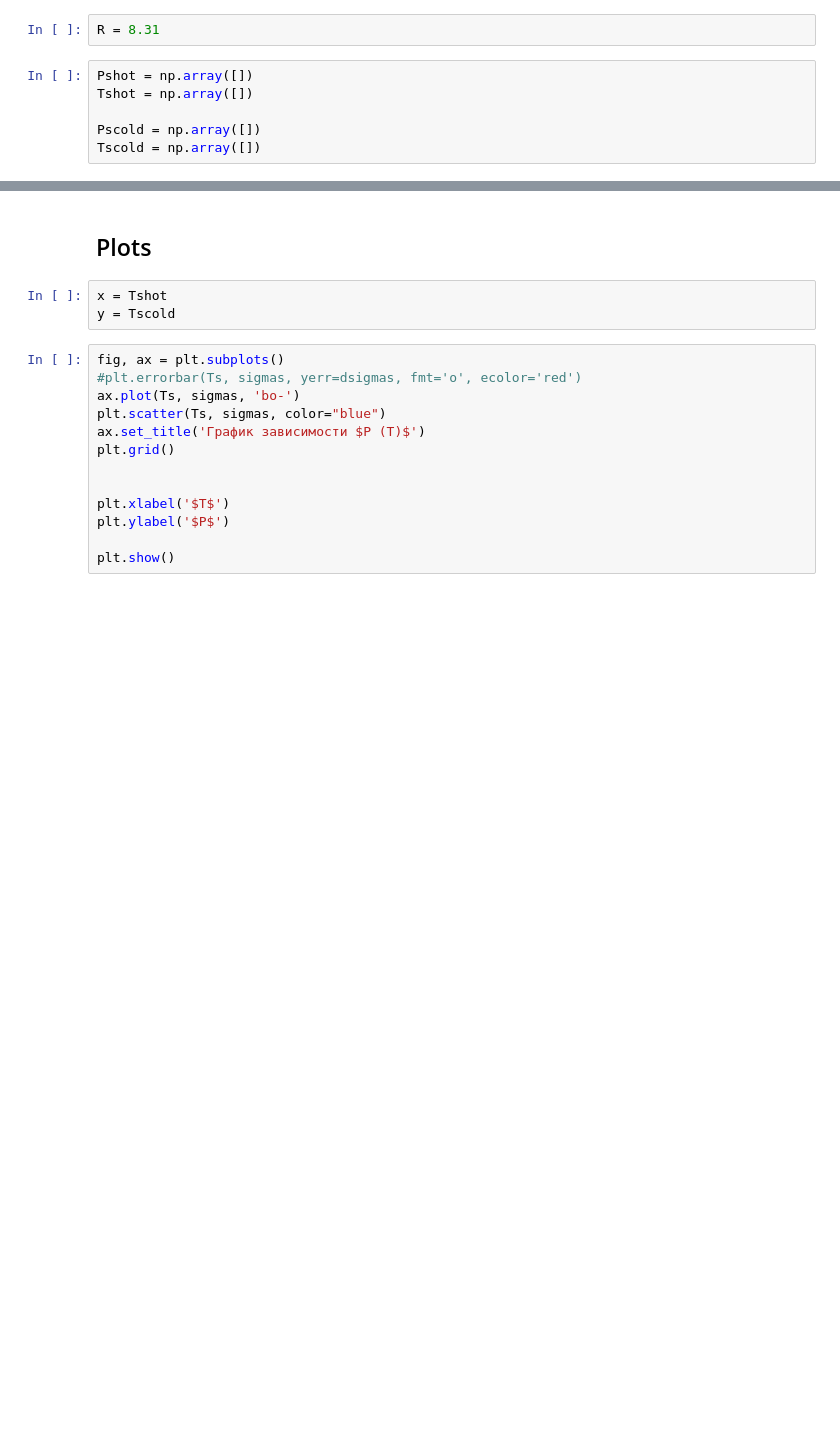
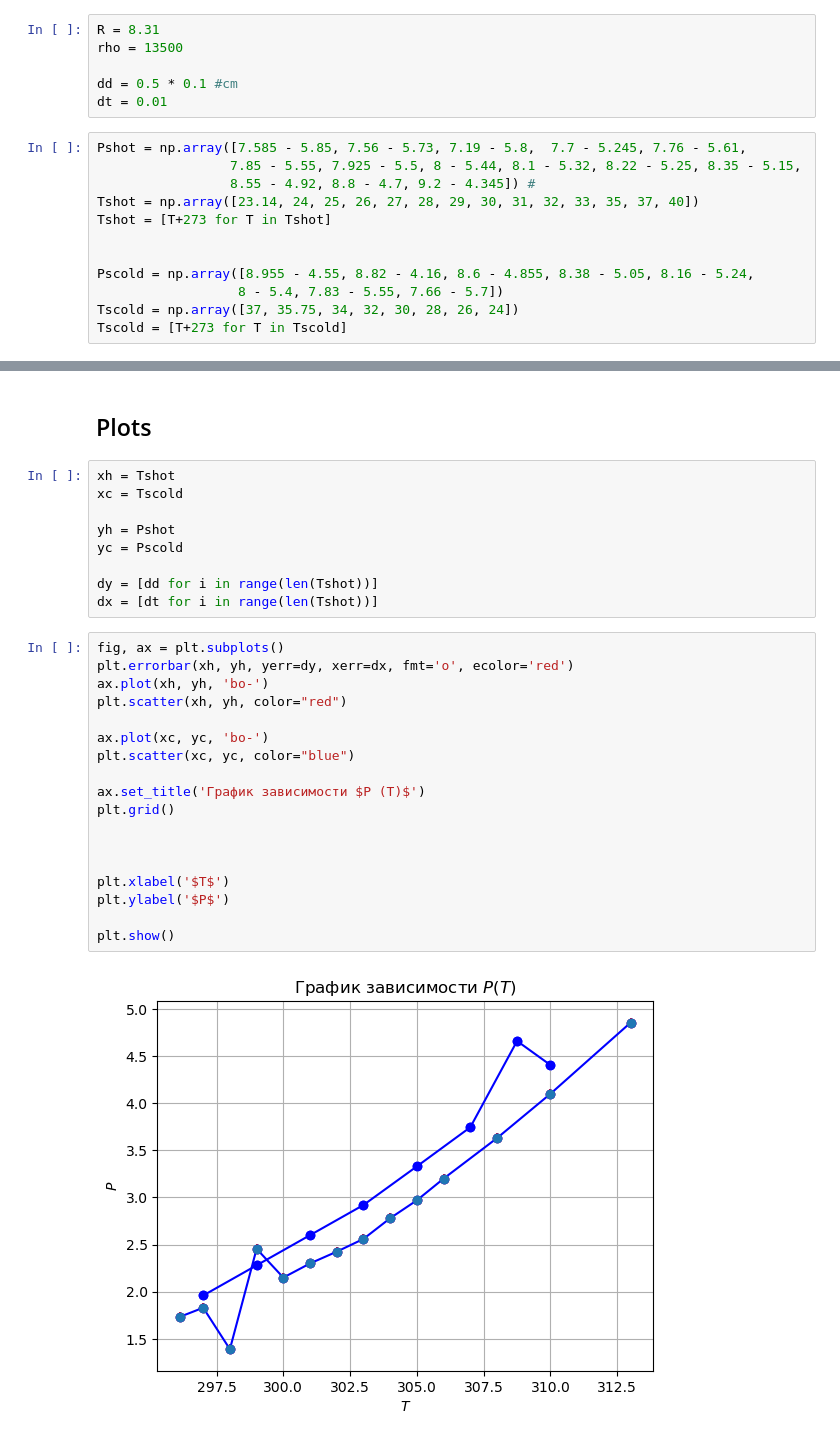
Before and after one commit to juliaProjorlivy/laba, a Jupyter notebook: 2_sem/laba_2.4.1/2.4.1.ipynb, the cells around one changed output, grey strips where cells are left out. Cells and saved outputs as stored; diff of their text form; blank space fills up the shorter version.

```diff
--- a/2_sem/laba_2.4.1/2.4.1.ipynb
+++ b/2_sem/laba_2.4.1/2.4.1.ipynb
@@ -5,9 +5,19 @@ import numpy as np
 ## Experimental data
 # %%
 R = 8.31
+rho = 13500
+
+dd = 0.5 * 0.1 #cm
+dt = 0.01
 # %%
-Pshot = np.array([])
-Tshot = np.array([])
+Pshot = np.array([7.585 - 5.85, 7.56 - 5.73, 7.19 - 5.8,  7.7 - 5.245, 7.76 - 5.61,
+                 7.85 - 5.55, 7.925 - 5.5, 8 - 5.44, 8.1 - 5.32, 8.22 - 5.25, 8.35 - 5.15,
+                 8.55 - 4.92, 8.8 - 4.7, 9.2 - 4.345]) #
+Tshot = np.array([23.14, 24, 25, 26, 27, 28, 29, 30, 31, 32, 33, 35, 37, 40])
+Tshot = [T+273 for T in Tshot]
 
-Pscold = np.array([])
-Tscold = np.array([])
+
+Pscold = np.array([8.955 - 4.55, 8.82 - 4.16, 8.6 - 4.855, 8.38 - 5.05, 8.16 - 5.24,
+                  8 - 5.4, 7.83 - 5.55, 7.66 - 5.7])
+Tscold = np.array([37, 35.75, 34, 32, 30, 28, 26, 24])
+Tscold = [T+273 for T in Tscold]
@@ -14,19 +45,32 @@ Tscold = np.array([])
 # %% [markdown]
 ## Plots
 # %%
-x = Tshot
-y = Tscold
+xh = Tshot
+xc = Tscold
+
+yh = Pshot
+yc = Pscold
+
+dy = [dd for i in range(len(Tshot))]
+dx = [dt for i in range(len(Tshot))]
 # %%
 fig, ax = plt.subplots()
-#plt.errorbar(Ts, sigmas, yerr=dsigmas, fmt='o', ecolor='red')
-ax.plot(Ts, sigmas, 'bo-')
-plt.scatter(Ts, sigmas, color="blue")
+plt.errorbar(xh, yh, yerr=dy, xerr=dx, fmt='o', ecolor='red')
+ax.plot(xh, yh, 'bo-')
+plt.scatter(xh, yh, color="red")
+
+ax.plot(xc, yc, 'bo-')
+plt.scatter(xc, yc, color="blue")
+
 ax.set_title('График зависимости $P (T)$')
 plt.grid()
+
 
 
 plt.xlabel('$T$')
 plt.ylabel('$P$')
 
 plt.show()
+# %% [output]
+[figure, added]
 # %%
```
Also changed, not shown: parts of 4 cells of this notebook, 4 other files.
